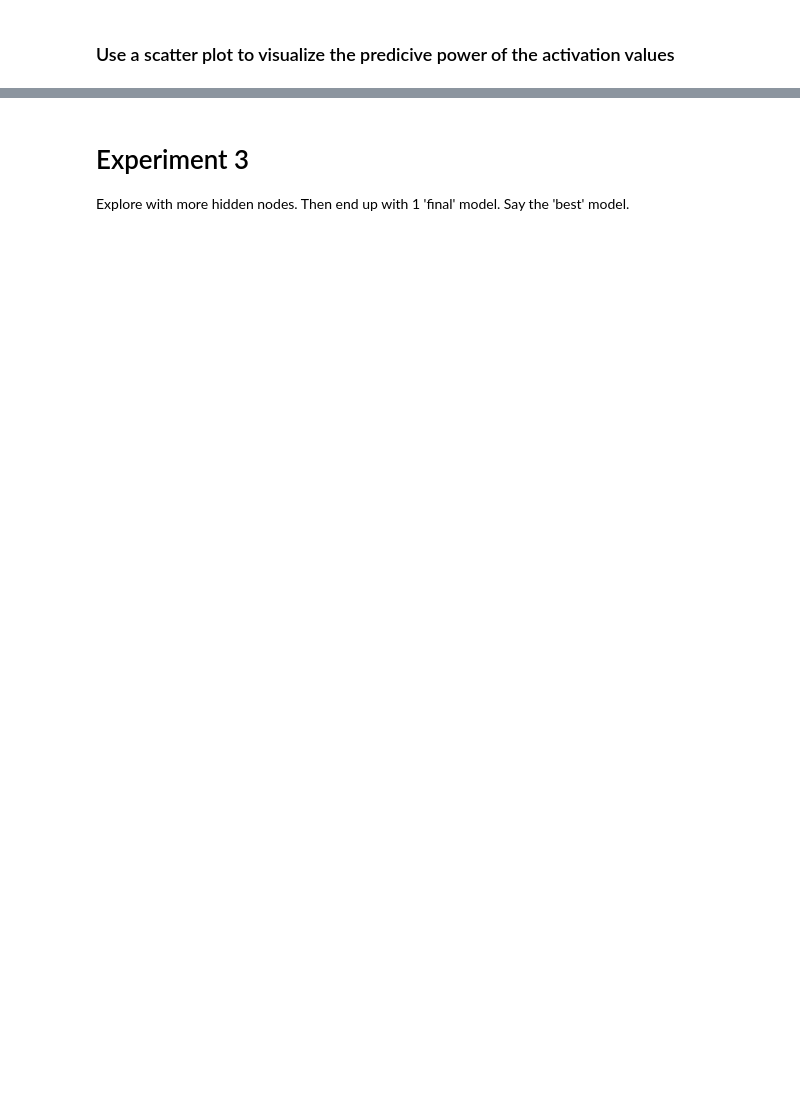
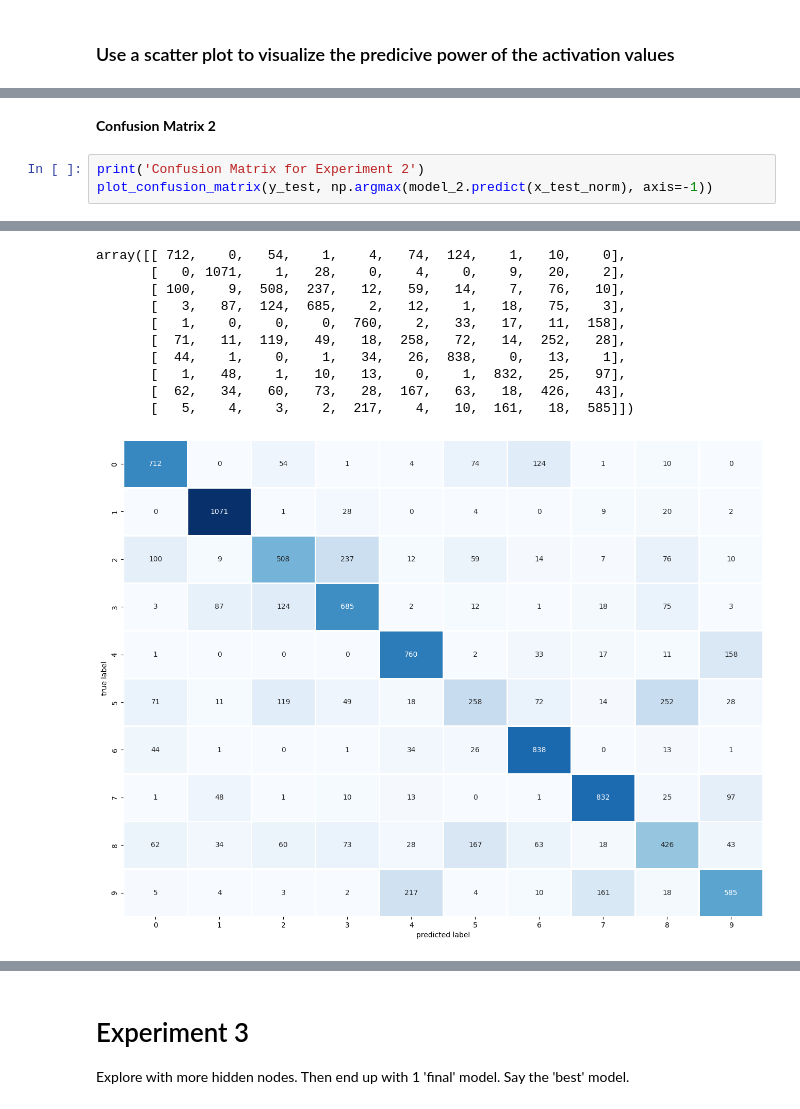
Before and after one commit to khangsilly21/notebook, a Jupyter notebook: MSDS458_Assignment_01/MSDS458_Assignment_01_20240922.ipynb, the cells around one changed output, grey strips where cells are left out. Drawn from its saved outputs; the diff is of its cells as text; blank space fills up the shorter version.

```diff
--- a/MSDS458_Assignment_01/MSDS458_Assignment_01_20240922.ipynb
+++ b/MSDS458_Assignment_01/MSDS458_Assignment_01_20240922.ipynb
@@ -530,0 +482,6 @@ plt.show()
+# %% [markdown]
+**Confusion Matrix 2**
+# %%
+print('Confusion Matrix for Experiment 2')
+plot_confusion_matrix(y_test, np.argmax(model_2.predict(x_test_norm), axis=-1))
+# %% [output]
@@ -530,0 +490,11 @@ plt.show()
+array([[ 712,    0,   54,    1,    4,   74,  124,    1,   10,    0],
+       [   0, 1071,    1,   28,    0,    4,    0,    9,   20,    2],
+       [ 100,    9,  508,  237,   12,   59,   14,    7,   76,   10],
+       [   3,   87,  124,  685,    2,   12,    1,   18,   75,    3],
+       [   1,    0,    0,    0,  760,    2,   33,   17,   11,  158],
+       [  71,   11,  119,   49,   18,  258,   72,   14,  252,   28],
+       [  44,    1,    0,    1,   34,   26,  838,    0,   13,    1],
+       [   1,   48,    1,   10,   13,    0,    1,  832,   25,   97],
+       [  62,   34,   60,   73,   28,  167,   63,   18,  426,   43],
+       [   5,    4,    3,    2,  217,    4,   10,  161,   18,  585]])
+[figure, added]
```
Also changed, not shown: parts of 65 cells of this notebook.
